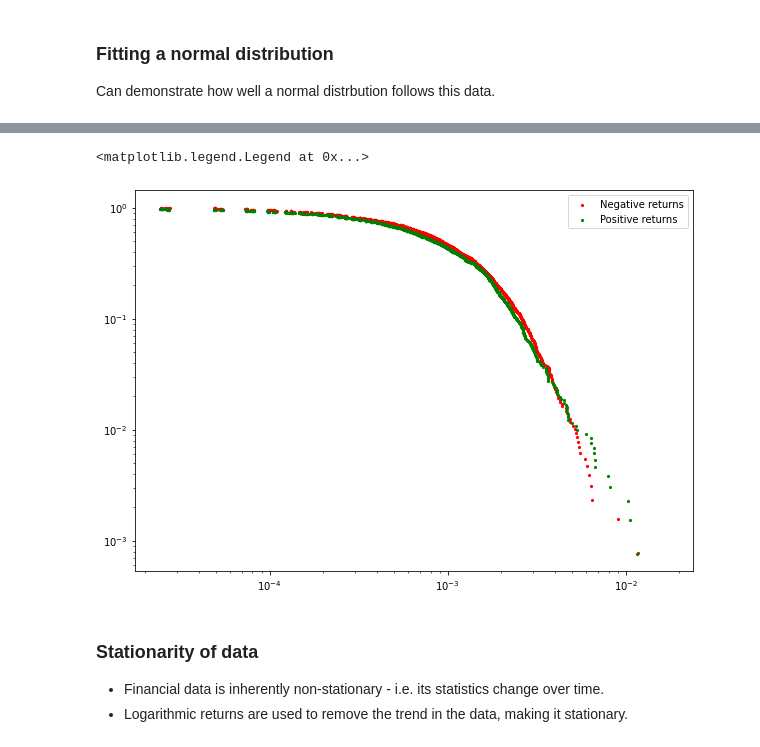
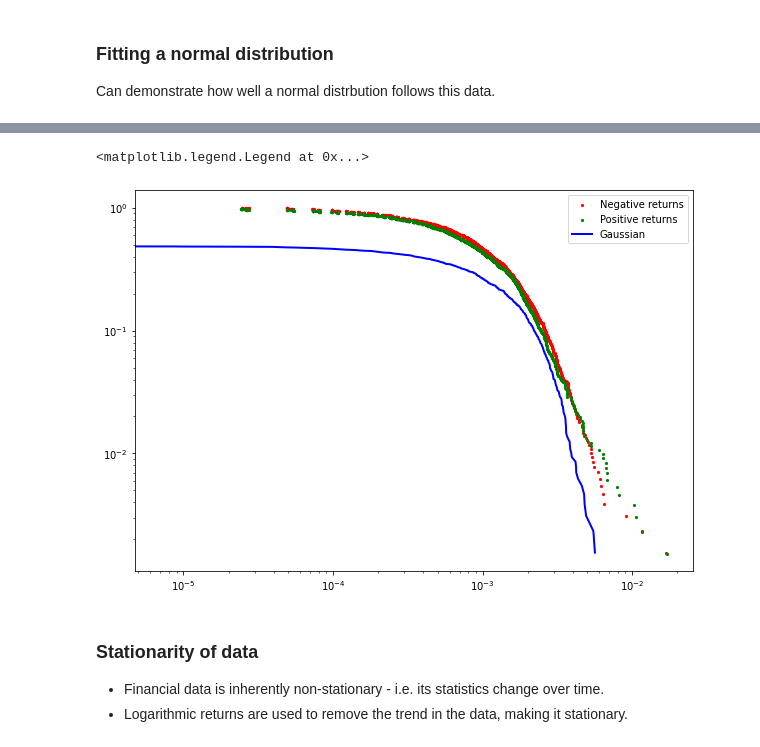
Before and after one commit to gittmp/GPR-for-financial-series, a Jupyter notebook: report.ipynb, the cells around one changed output, grey strips where cells are left out. Drawn from its saved outputs; the diff is of its cells as text; code cells hidden in the pictures.

```diff
--- a/report.ipynb
+++ b/report.ipynb
@@ -234,24 +239,31 @@ ax[1].tick_params(labelrotation=90)
 # %%
 # CCDF = probability of finding data value X larger than a certain value x: P(X > x)
 sorted_data_N = np.sort(np.abs(returns_neg))
-cdf_N = np.arange(sorted_data_N.shape[0]) / (sorted_data_N.shape[0] - 1)
+cdf_N = np.divide(np.arange(sorted_data_N.shape[0]), (sorted_data_N.shape[0] + 1))
 CCDF_N = 1 - cdf_N
 
 sorted_data_P = np.sort(np.abs(returns_pos))
-cdf_P = np.arange(sorted_data_P.shape[0]) / (sorted_data_P.shape[0] - 1)
+cdf_P = np.divide(np.arange(sorted_data_P.shape[0]), (sorted_data_P.shape[0] + 1))
 CCDF_P = 1 - cdf_P
+
+# Compute Gaussian PDF values
+gaussian_samples = np.random.normal(loc=mu, scale=sigma, size=sorted_data_N.shape[0])
+sorted_data_g = np.sort(gaussian_samples)
+cdf_g = np.divide(np.arange(sorted_data_g.shape[0]), (sorted_data_g.shape[0] + 1))
+CCDF_g = 1 - cdf_g
 
 # plot CDF
 plt.figure(figsize=(10, 7))
 plt.scatter(sorted_data_N, CCDF_N, marker='.', linewidth=0.2, color='red', label='Negative returns')
 plt.scatter(sorted_data_P, CCDF_P, marker='.', linewidth=0.2, color='green', label='Positive returns')
+plt.plot(sorted_data_g, CCDF_g, linewidth=2.0, color='blue', label='Gaussian')
 
 plt.xscale('log')
 plt.yscale('log')
 plt.legend()
 # %% [output]
 <matplotlib.legend.Legend at 0x...>
-[figure, old version]
+[figure, new version]
 # %%
 # Show how different distributions
 
```
Also changed, not shown: parts of 5 cells of this notebook, 1 other file.
